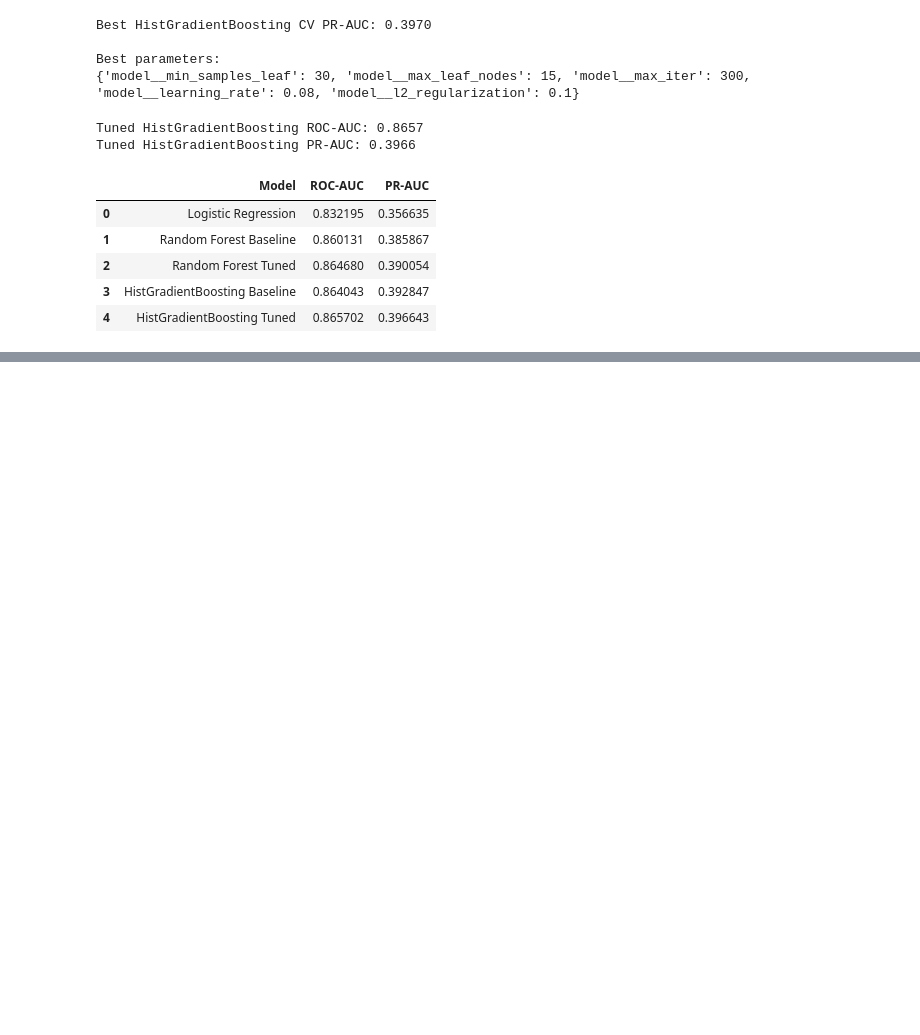
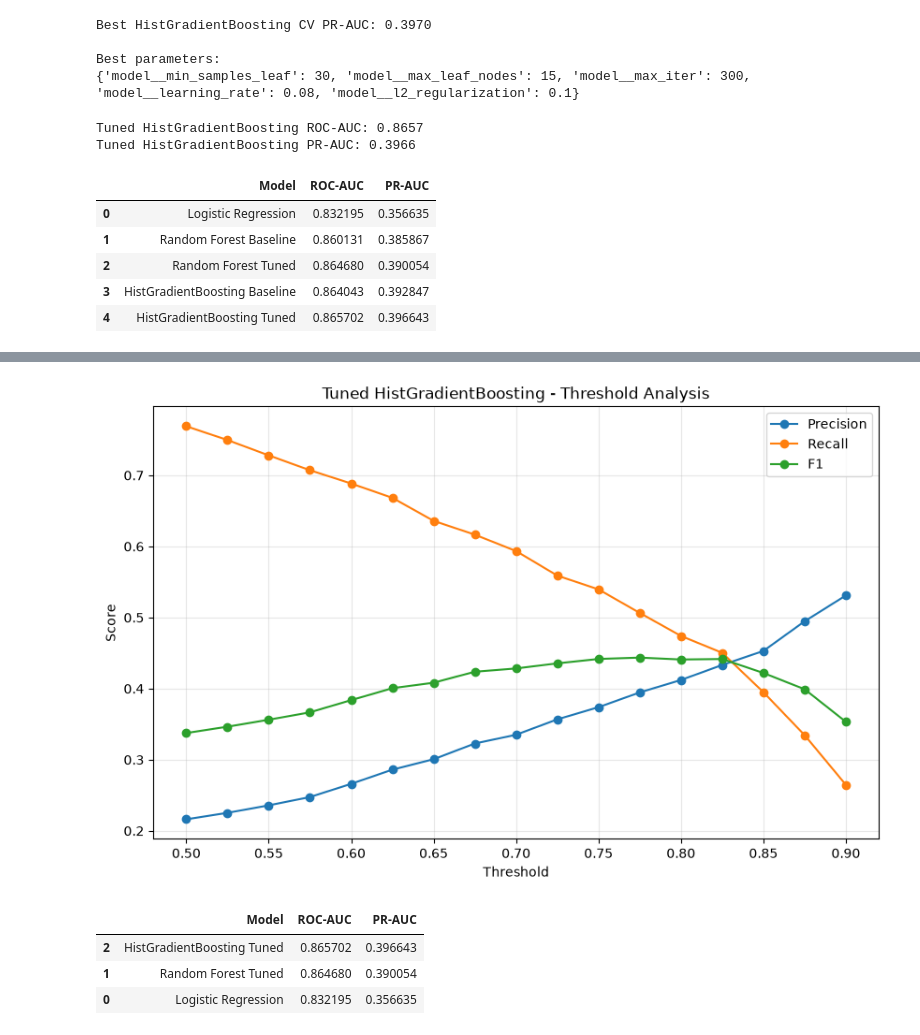
Before and after one commit to Randysman/credit_score, a Jupyter notebook: Modeling.ipynb, the cells around one changed output, grey strips where cells are left out. Cells and saved outputs as stored; diff of their text form; code cells hidden in the pictures; blank space fills up the shorter version.

Commit message:
found the best parameters for the model and the final conclusion for notebook

```diff
--- a/Modeling.ipynb
+++ b/Modeling.ipynb
@@ -1317,0 +1369,2 @@ model_comparison
+# %%
+thresholds_hist = np.arange(0.50, 0.91, 0.025)
@@ -1317,0 +1453,61 @@ model_comparison
+# %%
+plt.figure(figsize=(10, 6))
+
+plt.plot(
+    hist_threshold_results_extended['Threshold'],
+    hist_threshold_results_extended['Precision'],
+    marker='o',
+    label='Precision'
+)
+
+plt.plot(
+    hist_threshold_results_extended['Threshold'],
+    hist_threshold_results_extended['Recall'],
+    marker='o',
+    label='Recall'
+)
+
+plt.plot(
+    hist_threshold_results_extended['Threshold'],
+    hist_threshold_results_extended['F1'],
+    marker='o',
+    label='F1'
+)
+
+plt.xlabel('Threshold')
+plt.ylabel('Score')
+plt.title('Tuned HistGradientBoosting - Threshold Analysis')
+plt.legend()
+plt.grid(alpha=0.3)
+
+plt.show()
+# %% [output]
+[figure, added]
+# %%
+final_model_comparison = pd.DataFrame({
+    'Model': [
+        'Logistic Regression',
+        'Random Forest Tuned',
+        'HistGradientBoosting Tuned'
+    ],
+    'ROC-AUC': [
+        roc_auc,
+        grid_rf_roc_auc,
+        best_hist_roc_auc
+    ],
+    'PR-AUC': [
+        pr_auc,
+        grid_rf_pr_auc,
+        best_hist_pr_auc
+    ]
+}).sort_values(
+    'PR-AUC',
+    ascending=False
+)
+
+final_model_comparison
+# %% [output]
+|  | Model | ROC-AUC | PR-AUC |
+| 2 | HistGradientBoosting Tuned | 0.865702 | 0.396643 |
+| 1 | Random Forest Tuned | 0.864680 | 0.390054 |
+| 0 | Logistic Regression | 0.832195 | 0.356635 |
```
Also changed, not shown: parts of 5 cells of this notebook.
